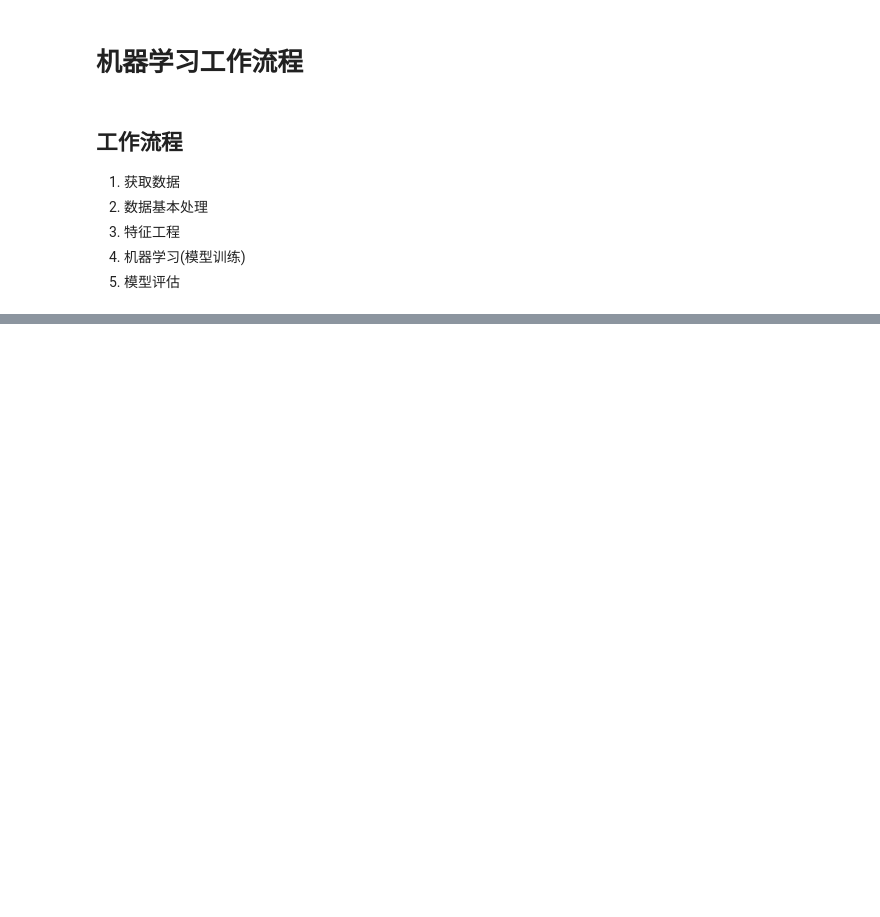
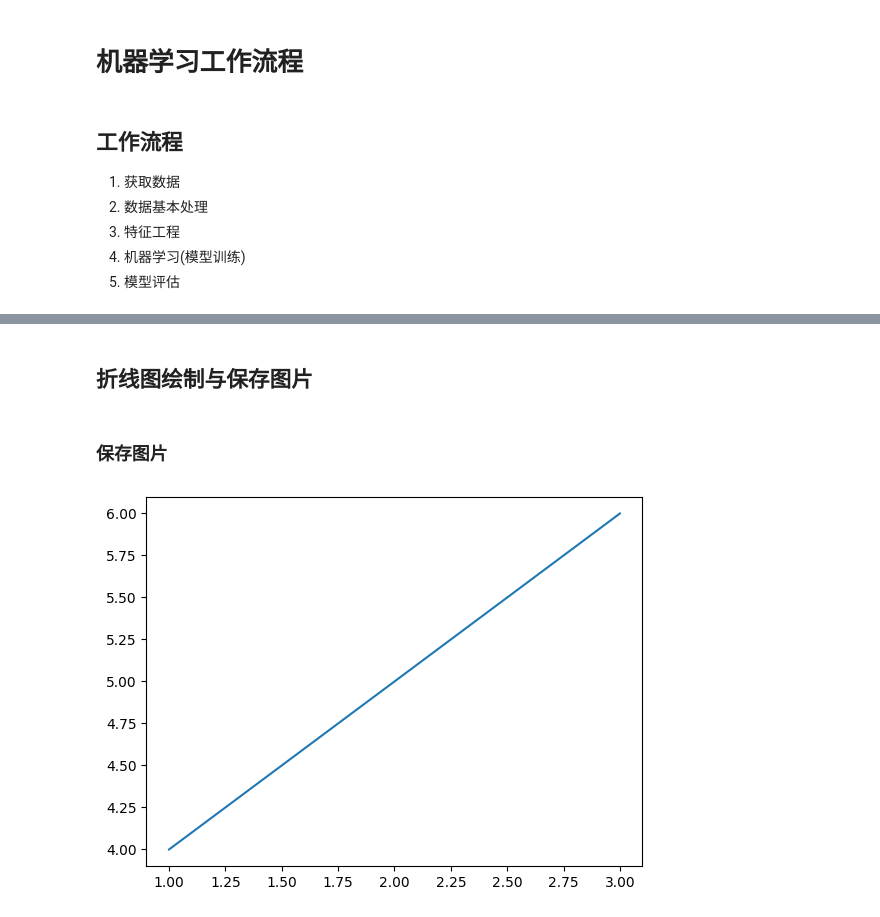
Before and after one commit to Jacob-xyb/Python_Note, a Jupyter notebook: DeepLearning/Beginners/B站_Python机器学习算法基础/Python机器学习算法基础.ipynb, the cells around one changed output, grey strips where cells are left out. Cells and saved outputs as stored; diff of their text form; code cells hidden in the pictures; blank space fills up the shorter version.

```diff
--- a/DeepLearning/Beginners/B站_Python机器学习算法基础/Python机器学习算法基础.ipynb
+++ b/DeepLearning/Beginners/B站_Python机器学习算法基础/Python机器学习算法基础.ipynb
@@ -14,0 +147,22 @@
+# %% [markdown]
+## 折线图绘制与保存图片
+# %% [markdown]
+### 保存图片
+# %%
+import matplotlib.pyplot as plt
+
+# 1.创建画布
+plt.figure(dpi=100)
+
+# 2.绘制图像
+x = [1, 2, 3]
+y = [4, 5, 6]
+plt.plot(x, y)
+
+# 2.1 保存图像，保存图像要在show()之前，不然会成空白图片。
+plt.savefig('test.png')
+
+# 3.显示图像
+plt.show()
+# %% [output]
+[figure, added]
```
Also changed, not shown: parts of 65 cells of this notebook, 1 other file.
